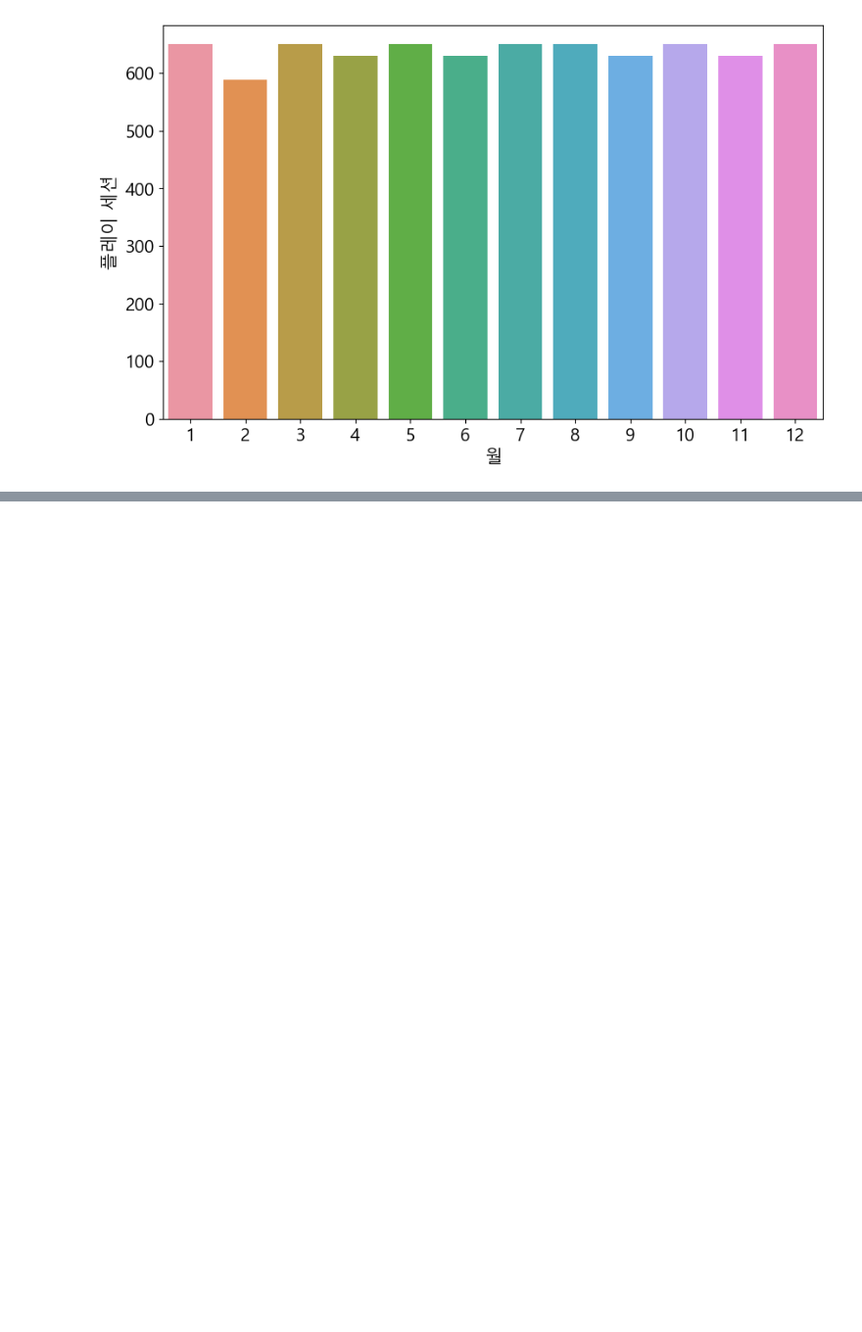
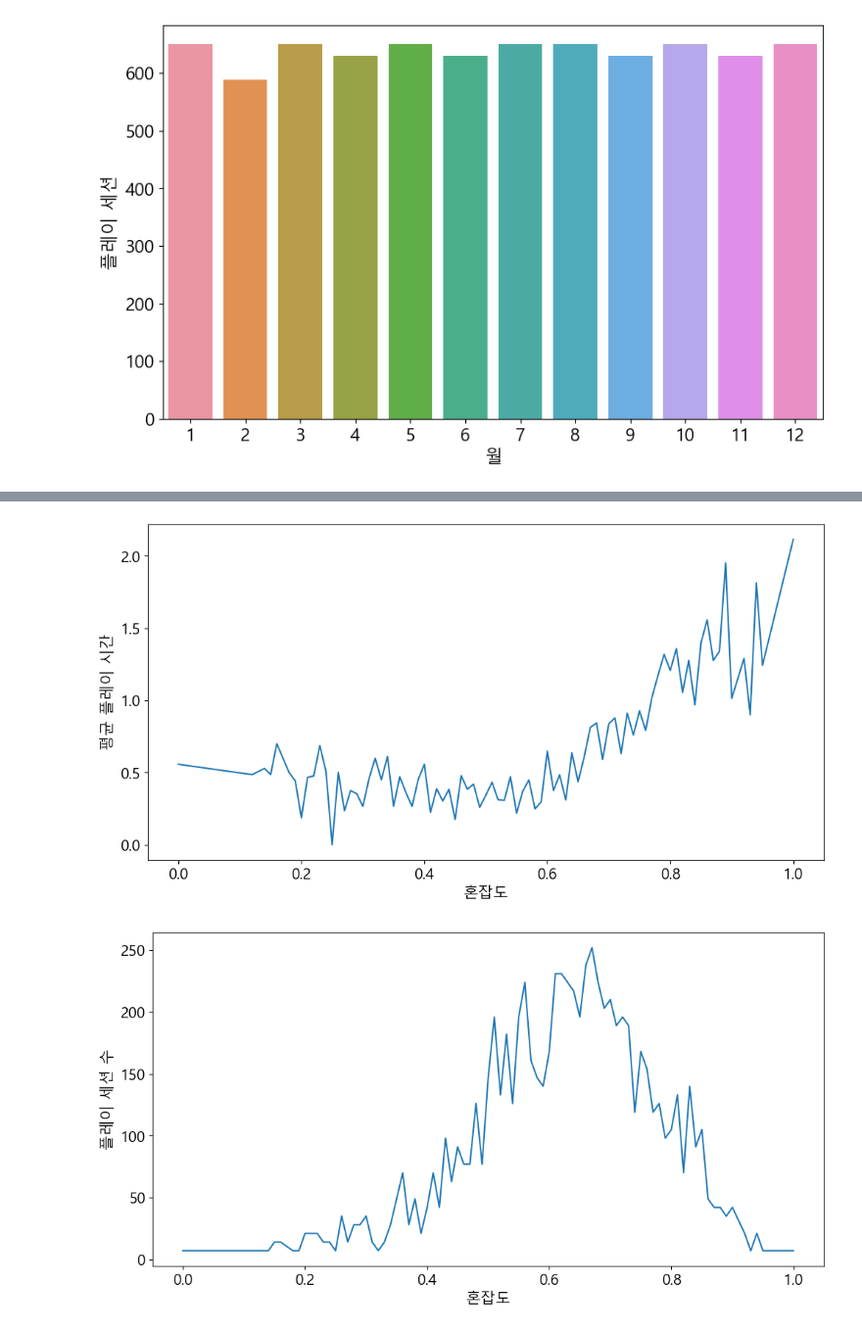
Before and after one commit to berryperi/-, a Jupyter notebook: golf/golf.ipynb, the cells around one changed output, grey strips where cells are left out. Shown at 98% size. Saved outputs shown, nothing was run; the diff lists cells and outputs as text; code cells hidden in the pictures; blank space fills up the shorter version.

```diff
--- a/golf/golf.ipynb
+++ b/golf/golf.ipynb
@@ -192,0 +216,18 @@ plt.show()
+# %%
+crowdedness_playtime = golf_df.groupby('Crowdedness')['PlayTimeHour'].mean().reset_index()
+crowdedness_sessions = golf_df.groupby('Crowdedness')['Play'].count().reset_index()
+
+plt.figure(figsize=(12, 6))
+sns.lineplot(data=crowdedness_playtime, x='Crowdedness', y='PlayTimeHour')
+plt.xlabel('혼잡도')
+plt.ylabel('평균 플레이 시간')
+plt.show()
+
+plt.figure(figsize=(12, 6))
+sns.lineplot(data=crowdedness_sessions, x='Crowdedness', y='Play')
+plt.xlabel('혼잡도')
+plt.ylabel('플레이 세션 수')
+plt.show()
+# %% [output]
+[figure, added]
+[figure, added]
```
Also changed, not shown: parts of 8 cells of this notebook.
